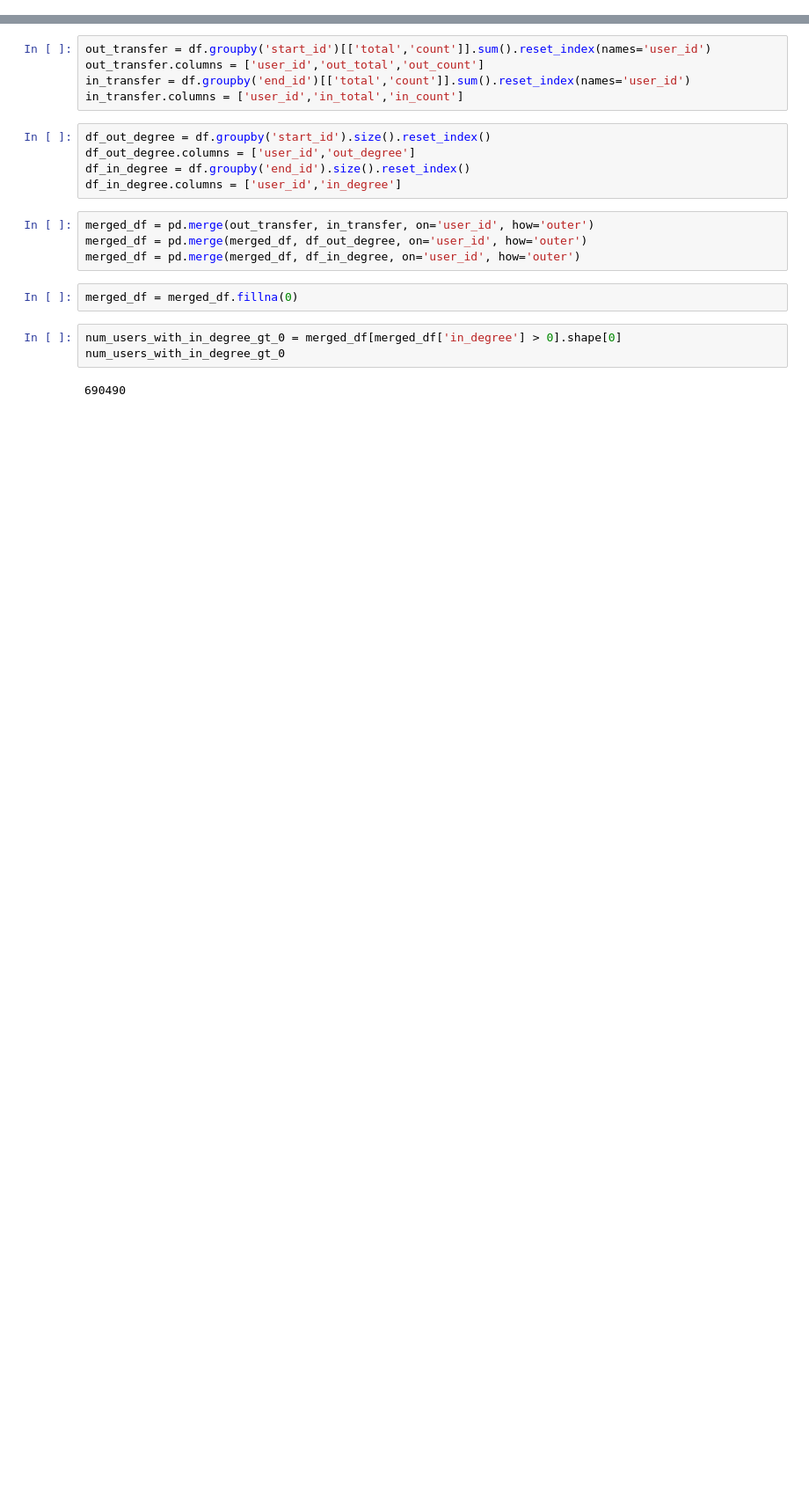
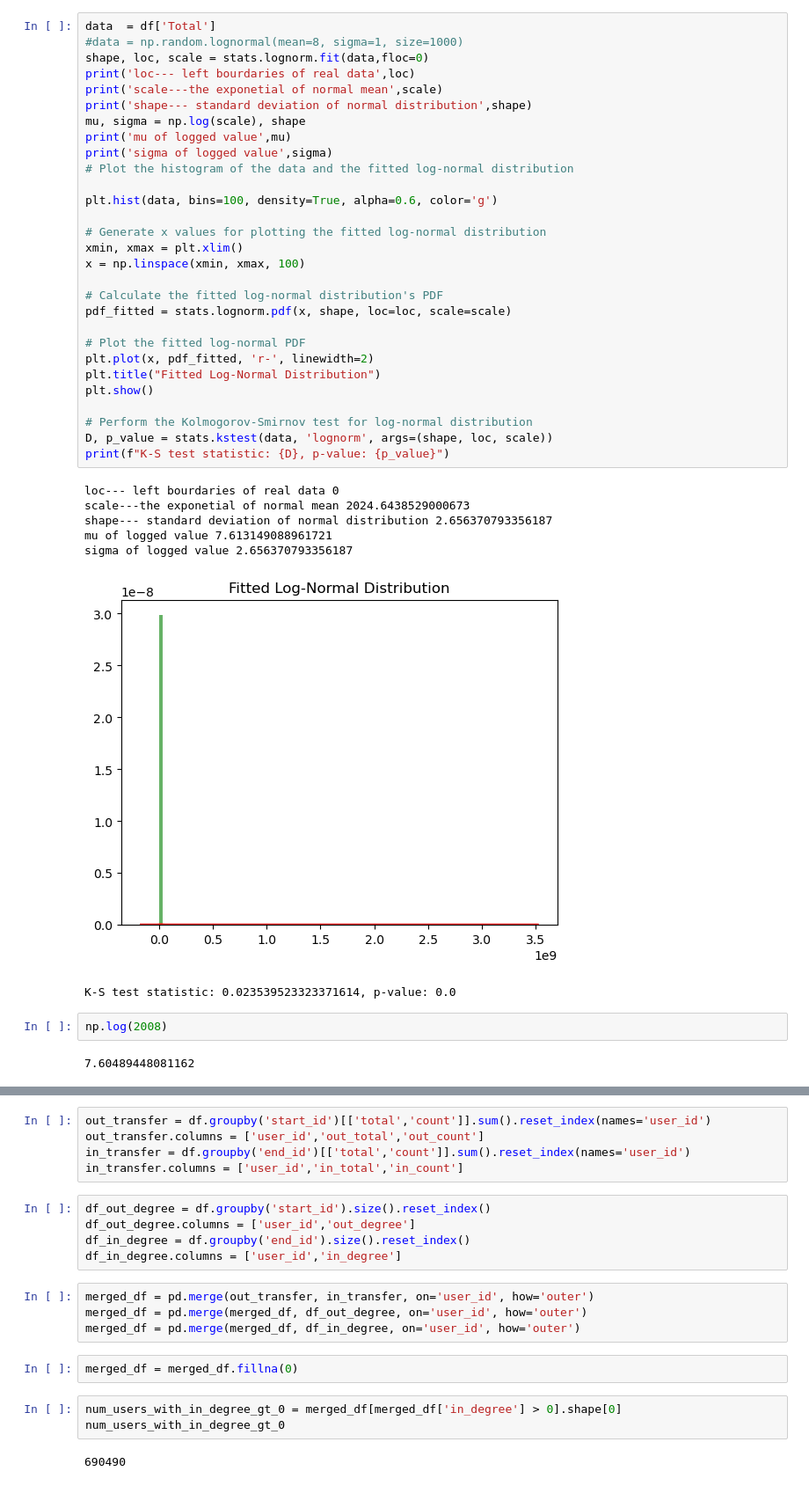
Before and after one commit to TheAllUnknown/BankTransactionNet, a Jupyter notebook: basics.ipynb, the cells around one changed output, grey strips where cells are left out. Shown: that part at 88% size. Drawn from its saved outputs; the diff is of its cells as text; blank space fills up the shorter version.

```diff
--- a/basics.ipynb
+++ b/basics.ipynb
@@ -13,0 +97,41 @@ Index(['start_id', 'total', 'count', 'year_from', 'year_to', 'end_id'], dtype='o
+# %%
+data  = df['Total']
+#data = np.random.lognormal(mean=8, sigma=1, size=1000)
+shape, loc, scale = stats.lognorm.fit(data,floc=0)
+print('loc--- left bourdaries of real data',loc)
+print('scale---the exponetial of normal mean',scale)
+print('shape--- standard deviation of normal distribution',shape)
+mu, sigma = np.log(scale), shape
+print('mu of logged value',mu)
+print('sigma of logged value',sigma)
+# Plot the histogram of the data and the fitted log-normal distribution
+
+plt.hist(data, bins=100, density=True, alpha=0.6, color='g')
+
+# Generate x values for plotting the fitted log-normal distribution
+xmin, xmax = plt.xlim()
+x = np.linspace(xmin, xmax, 100)
+
+# Calculate the fitted log-normal distribution's PDF
+pdf_fitted = stats.lognorm.pdf(x, shape, loc=loc, scale=scale)
+
+# Plot the fitted log-normal PDF
+plt.plot(x, pdf_fitted, 'r-', linewidth=2)
+plt.title("Fitted Log-Normal Distribution")
+plt.show()
+
+# Perform the Kolmogorov-Smirnov test for log-normal distribution
+D, p_value = stats.kstest(data, 'lognorm', args=(shape, loc, scale))
+print(f"K-S test statistic: {D}, p-value: {p_value}")
+# %% [output]
+loc--- left bourdaries of real data 0
+scale---the exponetial of normal mean 2024.6438529000673
+shape--- standard deviation of normal distribution 2.656370793356187
+mu of logged value 7.613149088961721
+sigma of logged value 2.656370793356187
+[figure, added]
+K-S test statistic: 0.023539523323371614, p-value: 0.0
+# %%
+np.log(2008)
+# %% [output]
+7.60489448081162
```
Also changed, not shown: parts of 10 cells of this notebook, 11 other files.
